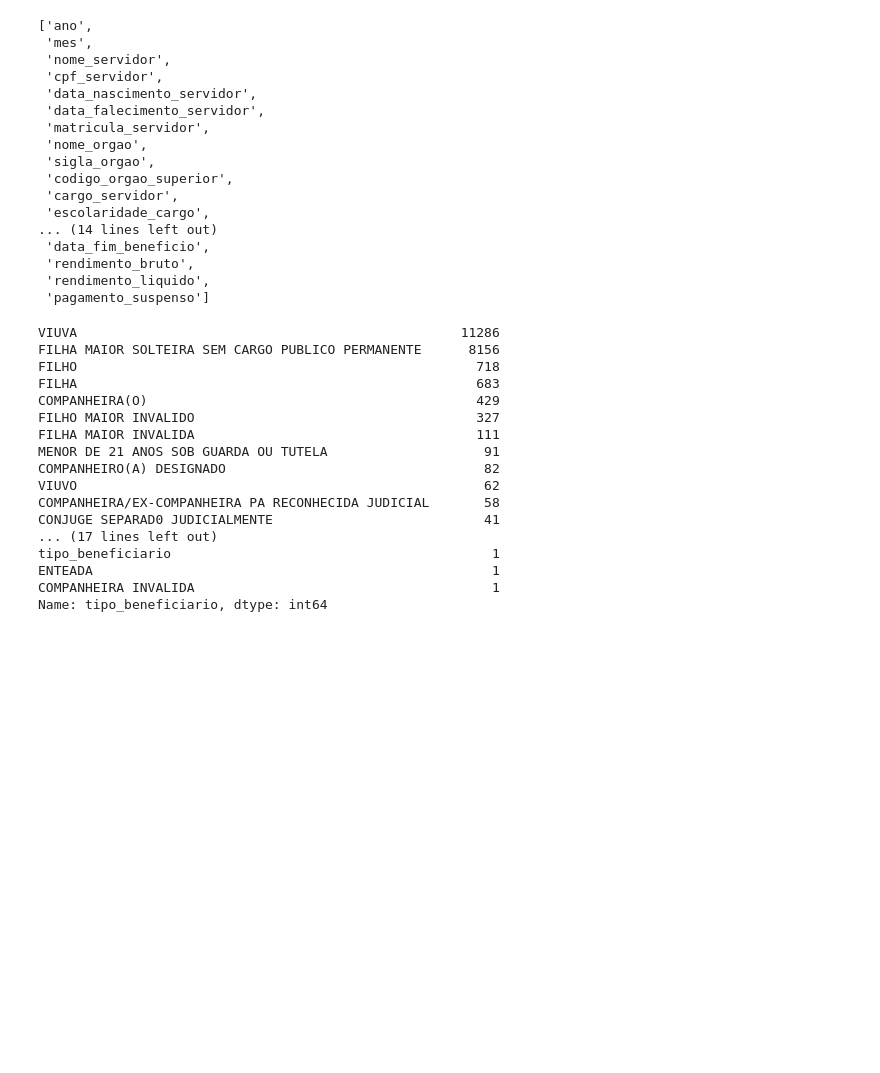
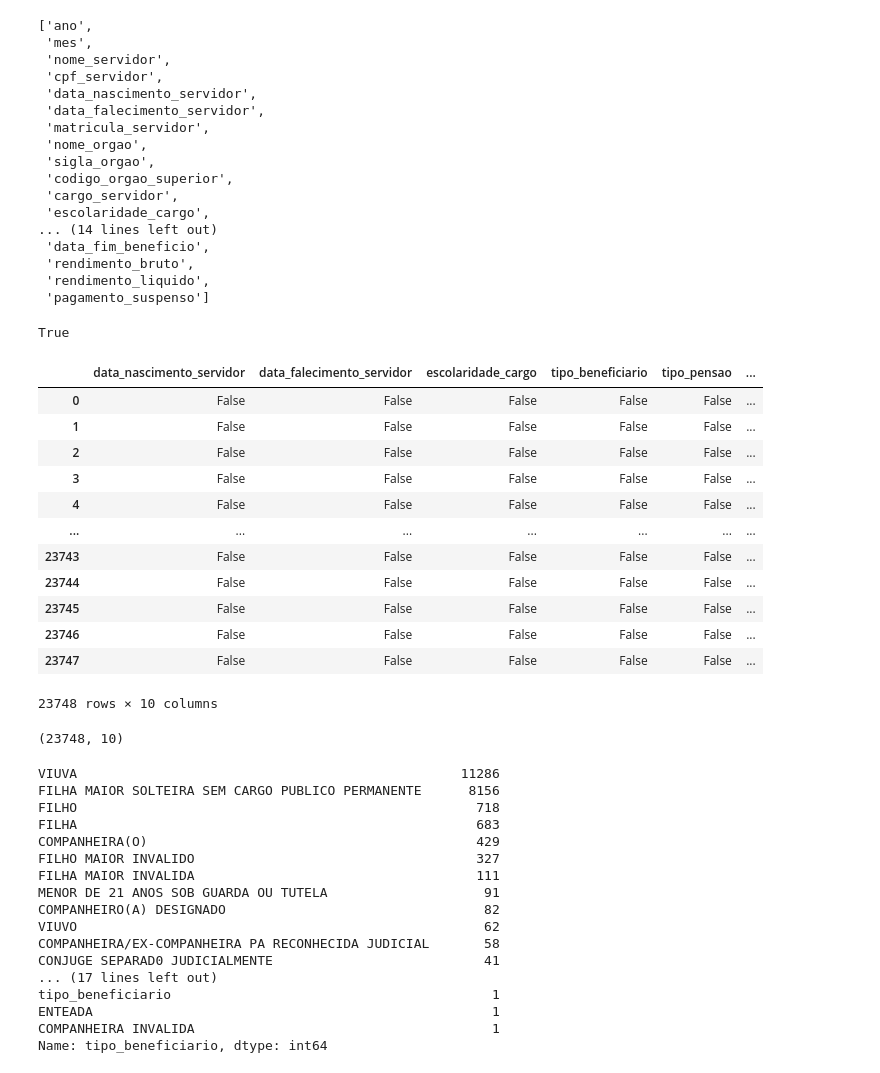
Before and after one commit to SarahSouzaPontes/banco_Dos_Dados_18.05.2022_Pensionistas_Desigualdades, a Jupyter notebook: Banco_Dos_Dados_18_05_2022_Pensionistas_Desigualdades.ipynb, the cells around one changed output. Drawn from its saved outputs; the diff is of its cells as text; code cells hidden in the pictures; blank space fills up the shorter version.

```diff
--- a/Banco_Dos_Dados_18_05_2022_Pensionistas_Desigualdades.ipynb
+++ b/Banco_Dos_Dados_18_05_2022_Pensionistas_Desigualdades.ipynb
@@ -119,3 +119,23 @@ list(dataset)
 '''Reduzindo a tabela '''
 dataset2 = dataset.loc[:, dataset.columns.isin(['data_nascimento_servidor','data_falecimento_servidor','tipo_beneficiario','tipo_pensao','data_inicio_beneficio','data_fim_beneficio', 'escolaridade_cargo','rendimento_bruto',
  'rendimento_liquido','pagamento_suspenso'])]
+# %%
+dataset2.isnull().values.any()
+# %% [output]
+True
+# %%
+dataset2.isnull()
+# %% [output]
+|  | data_nascimento_servidor | data_falecimento_servidor | escolaridade_cargo | tipo_beneficiario | tipo_pensao | ... |
+| 0 | False | False | False | False | False | ... |
+| 1 | False | False | False | False | False | ... |
+| 2 | False | False | False | False | False | ... |
+| 3 | False | False | False | False | False | ... |
+| 4 | False | False | False | False | False | ... |
+| ... | ... | ... | ... | ... | ... | ... |
+| 23743 | False | False | False | False | False | ... |
+| 23744 | False | False | False | False | False | ... |
+| 23745 | False | False | False | False | False | ... |
+| 23746 | False | False | False | False | False | ... |
+| 23747 | False | False | False | False | False | ... |
+23748 rows × 10 columns
@@ -122,3 +151,7 @@ dataset2 = dataset.loc[:, dataset.columns.isin(['data_nascimento_servidor','data
+# %%
+dataset2.shape
+# %% [output]
+(23748, 10)
 # %%
 #Características do beneficiário
 dataset2.tipo_beneficiario.value_counts()
```
Also changed, not shown: parts of 21 cells of this notebook.
